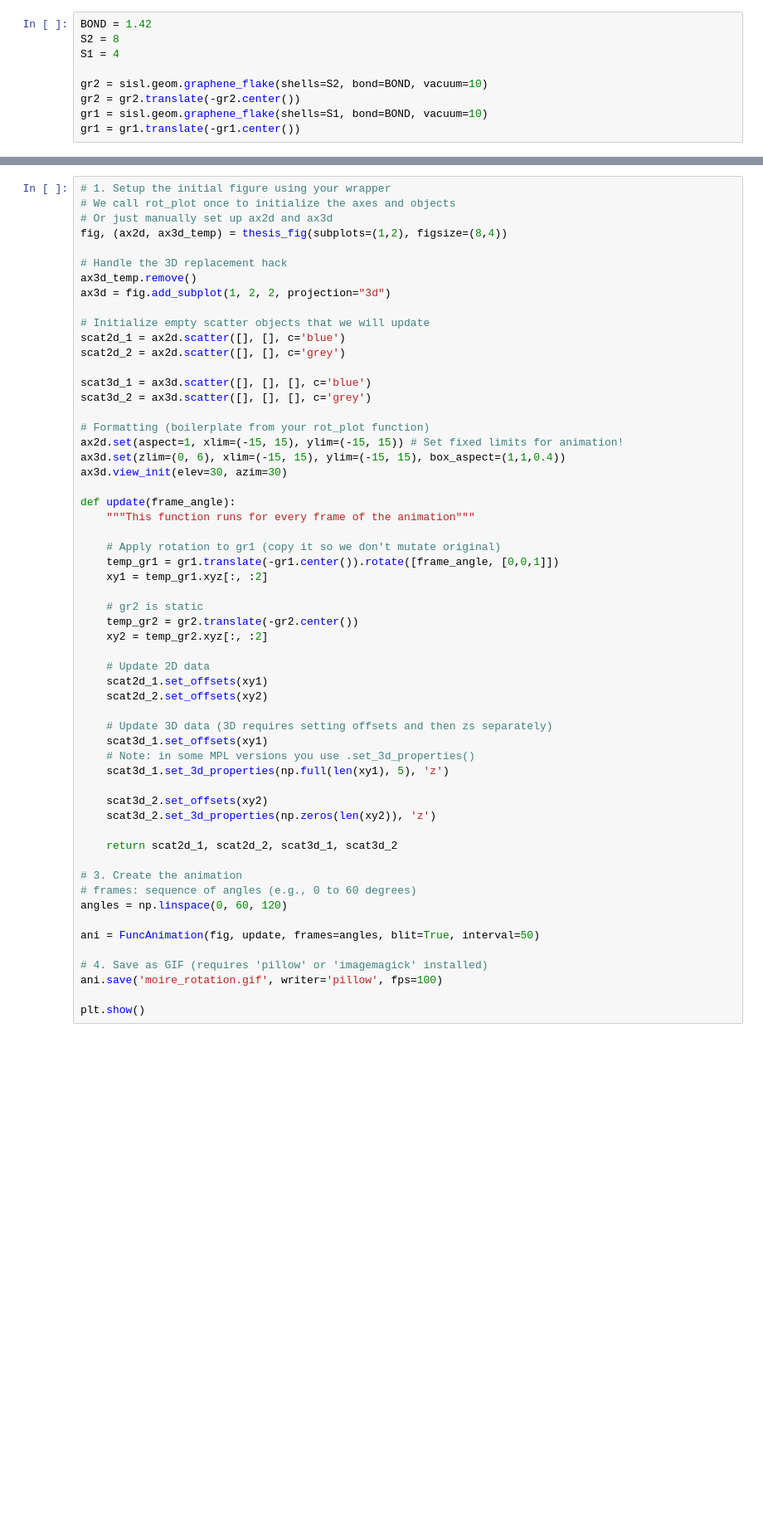
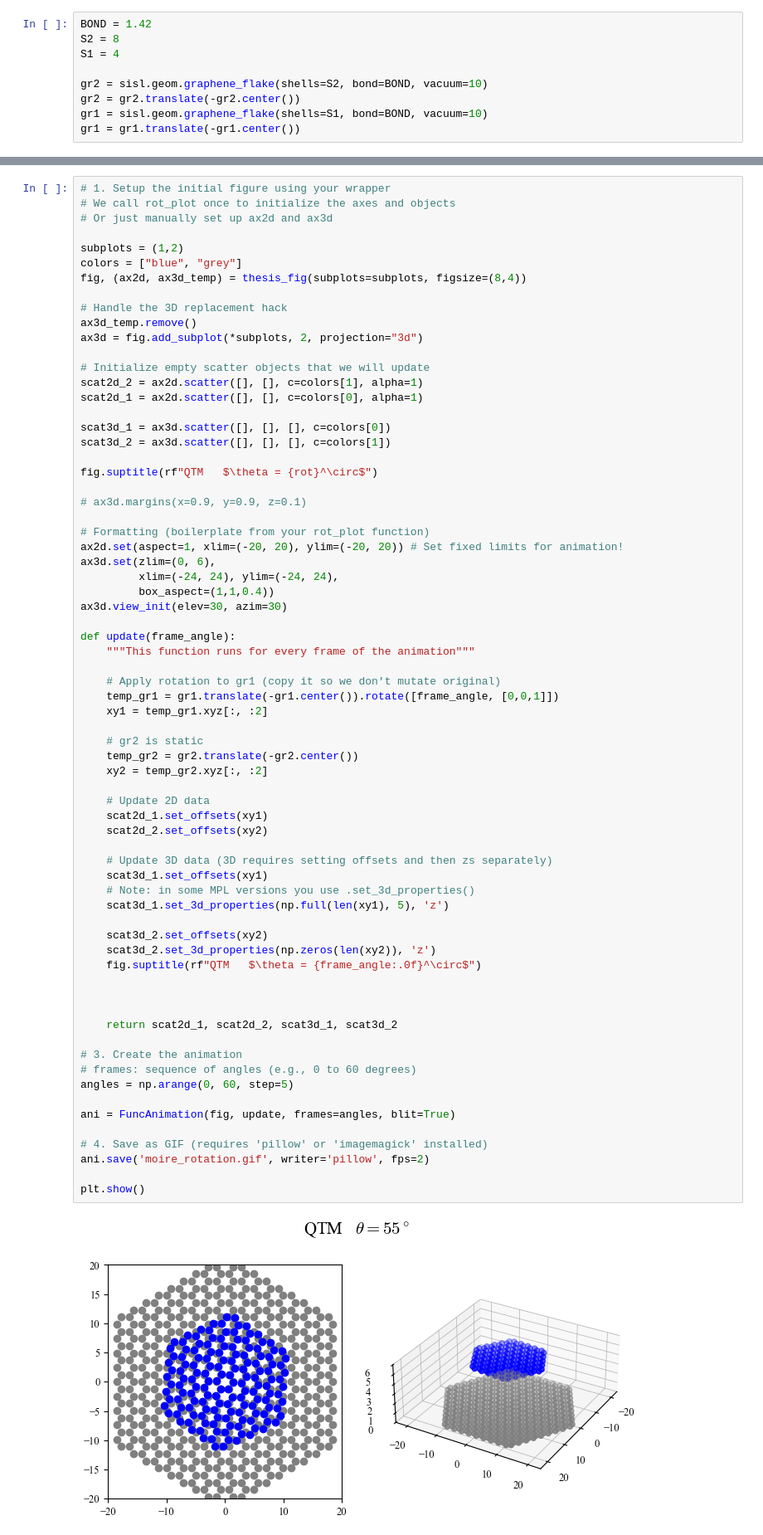
Before and after one commit to BastianValhoj/QTM-ML, a Jupyter notebook: scripts/notebooks/layers.ipynb, the cells around one changed output, grey strips where cells are left out. Shown at 83% size. Saved outputs shown, nothing was run; the diff lists cells and outputs as text; blank space fills up the shorter version.

Commit message:
creates gif 'moire_rotatoin.gif' for angles between [0,60) in increments of 5

```diff
--- a/scripts/notebooks/layers.ipynb
+++ b/scripts/notebooks/layers.ipynb
@@ -112,22 +111,31 @@ constrained_layout not applied because axes sizes collapsed to zero.  Try making
 # 1. Setup the initial figure using your wrapper
 # We call rot_plot once to initialize the axes and objects
 # Or just manually set up ax2d and ax3d
-fig, (ax2d, ax3d_temp) = thesis_fig(subplots=(1,2), figsize=(8,4))
+
+subplots = (1,2)
+colors = ["blue", "grey"]
+fig, (ax2d, ax3d_temp) = thesis_fig(subplots=subplots, figsize=(8,4))
 
 # Handle the 3D replacement hack
 ax3d_temp.remove()
-ax3d = fig.add_subplot(1, 2, 2, projection="3d")
+ax3d = fig.add_subplot(*subplots, 2, projection="3d")
 
 # Initialize empty scatter objects that we will update
-scat2d_1 = ax2d.scatter([], [], c='blue')
-scat2d_2 = ax2d.scatter([], [], c='grey')
+scat2d_2 = ax2d.scatter([], [], c=colors[1], alpha=1)
+scat2d_1 = ax2d.scatter([], [], c=colors[0], alpha=1)
 
-scat3d_1 = ax3d.scatter([], [], [], c='blue')
-scat3d_2 = ax3d.scatter([], [], [], c='grey')
+scat3d_1 = ax3d.scatter([], [], [], c=colors[0])
+scat3d_2 = ax3d.scatter([], [], [], c=colors[1])
+
+fig.suptitle(rf"QTM   $\theta = {rot}^\circ$")
+
+# ax3d.margins(x=0.9, y=0.9, z=0.1)
 
 # Formatting (boilerplate from your rot_plot function)
-ax2d.set(aspect=1, xlim=(-15, 15), ylim=(-15, 15)) # Set fixed limits for animation!
-ax3d.set(zlim=(0, 6), xlim=(-15, 15), ylim=(-15, 15), box_aspect=(1,1,0.4))
+ax2d.set(aspect=1, xlim=(-20, 20), ylim=(-20, 20)) # Set fixed limits for animation!
+ax3d.set(zlim=(0, 6),
+         xlim=(-24, 24), ylim=(-24, 24),
+         box_aspect=(1,1,0.4))
 ax3d.view_init(elev=30, azim=30)
 
 def update(frame_angle):
@@ -135,36 +143,41 @@ def update(frame_angle):
 
     # Apply rotation to gr1 (copy it so we don't mutate original)
     temp_gr1 = gr1.translate(-gr1.center()).rotate([frame_angle, [0,0,1]])
     xy1 = temp_gr1.xyz[:, :2]
 
     # gr2 is static
     temp_gr2 = gr2.translate(-gr2.center())
     xy2 = temp_gr2.xyz[:, :2]
 
     # Update 2D data
     scat2d_1.set_offsets(xy1)
     scat2d_2.set_offsets(xy2)
 
     # Update 3D data (3D requires setting offsets and then zs separately)
     scat3d_1.set_offsets(xy1)
     # Note: in some MPL versions you use .set_3d_properties()
     scat3d_1.set_3d_properties(np.full(len(xy1), 5), 'z')
 
     scat3d_2.set_offsets(xy2)
     scat3d_2.set_3d_properties(np.zeros(len(xy2)), 'z')
+    fig.suptitle(rf"QTM   $\theta = {frame_angle:.0f}^\circ$")
+
+
 
     return scat2d_1, scat2d_2, scat3d_1, scat3d_2
 
 # 3. Create the animation
 # frames: sequence of angles (e.g., 0 to 60 degrees)
-angles = np.linspace(0, 60, 120)
+angles = np.arange(0, 60, step=5)
 
-ani = FuncAnimation(fig, update, frames=angles, blit=True, interval=50)
+ani = FuncAnimation(fig, update, frames=angles, blit=True)
 
 # 4. Save as GIF (requires 'pillow' or 'imagemagick' installed)
-ani.save('moire_rotation.gif', writer='pillow', fps=100)
+ani.save('moire_rotation.gif', writer='pillow', fps=2)
 
 plt.show()
+# %% [output]
+[figure, added]
 # %%
 def rot_plot(gr1, gr2, rot, colors=['blue', 'grey']):
         gr1 = gr1.translate(-gr1.center())
```
Also changed, not shown: parts of 2 cells of this notebook.
